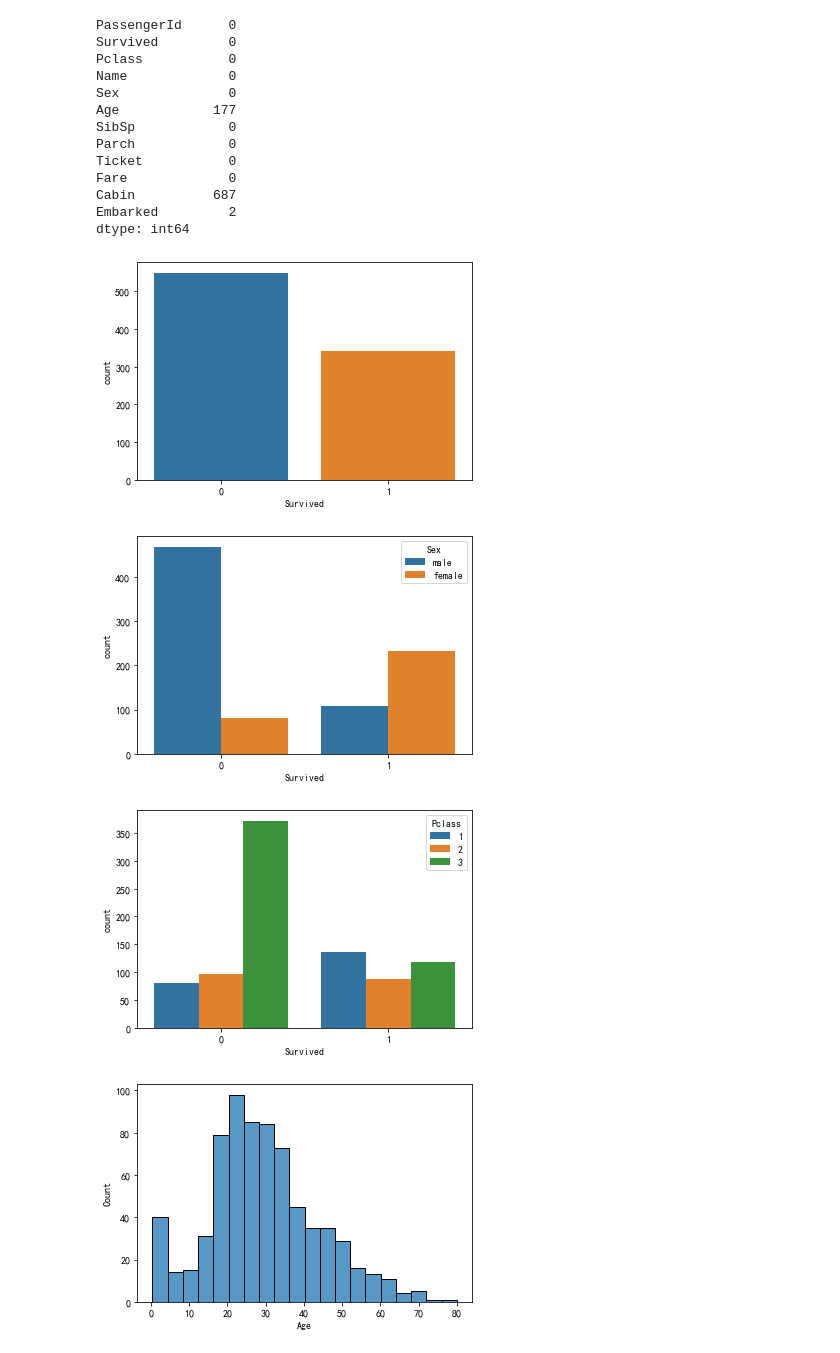
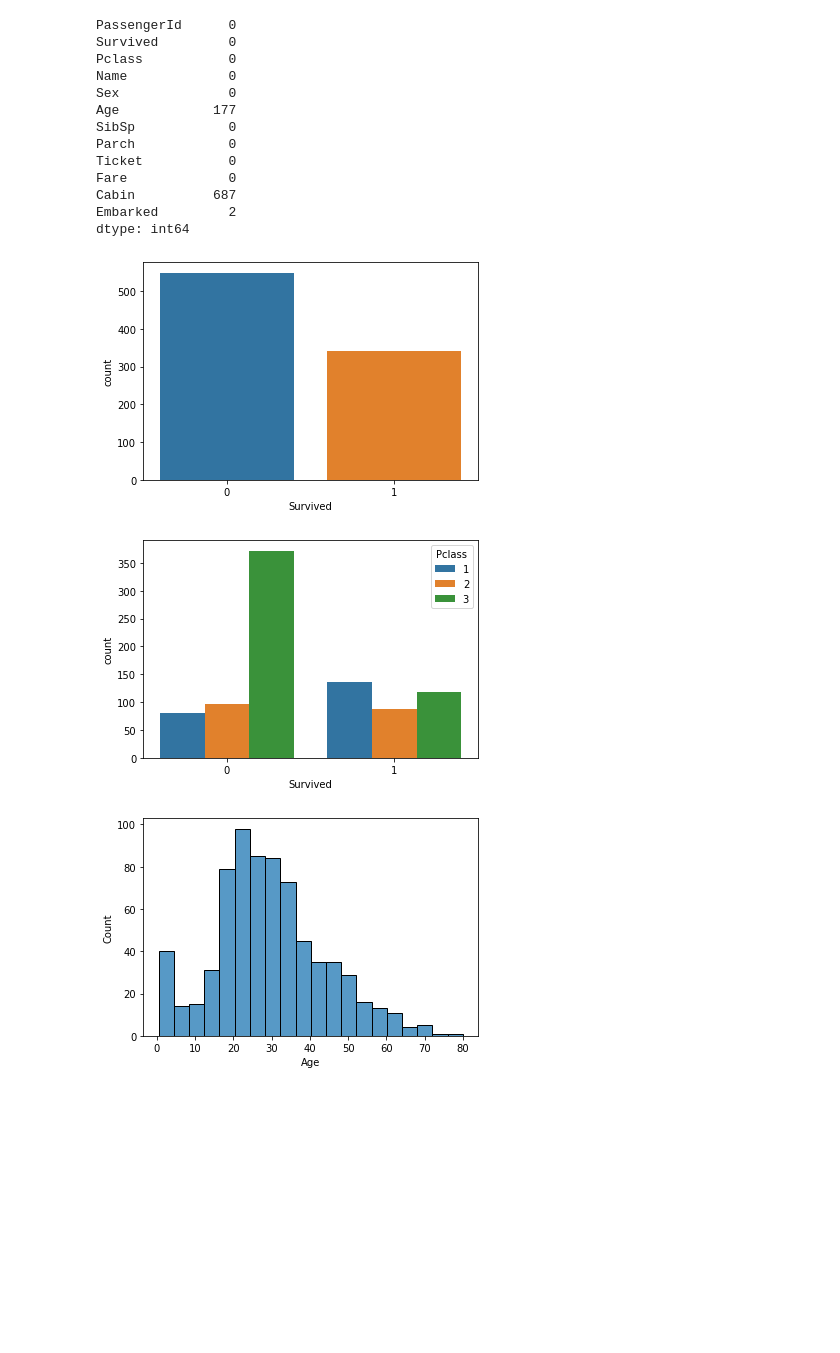
Before and after one commit to weiwenwu111/For_visualization, a Jupyter notebook: my project.ipynb, the cells around one changed output. Drawn from its saved outputs; the diff is of its cells as text; code cells hidden in the pictures; blank space fills up the shorter version.

```diff
--- a/my project.ipynb
+++ b/my project.ipynb
@@ -91,18 +91,14 @@ dtype: int64
 # %%
 # 数据分析和可视化
 sns.countplot(x='Survived', data=train_data)
-plt.show()
-
-sns.countplot(x='Survived', hue='Sex', data=train_data)
 plt.show()
 
 sns.countplot(x='Survived', hue='Pclass', data=train_data)
 plt.show()
 
 sns.histplot(train_data['Age'].dropna(), kde=False)
 plt.show()
 # %% [output]
-[figure, old version]
+[figure, new version]
-[figure, old version]
+[figure, new version]
-[figure, old version]
+[figure, new version]
-[figure, removed]
```
Also changed, not shown: parts of 7 cells of this notebook.
